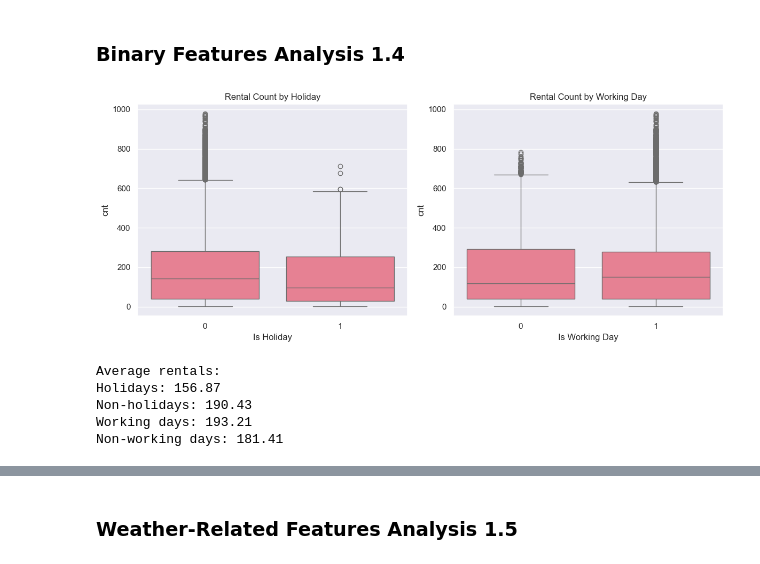
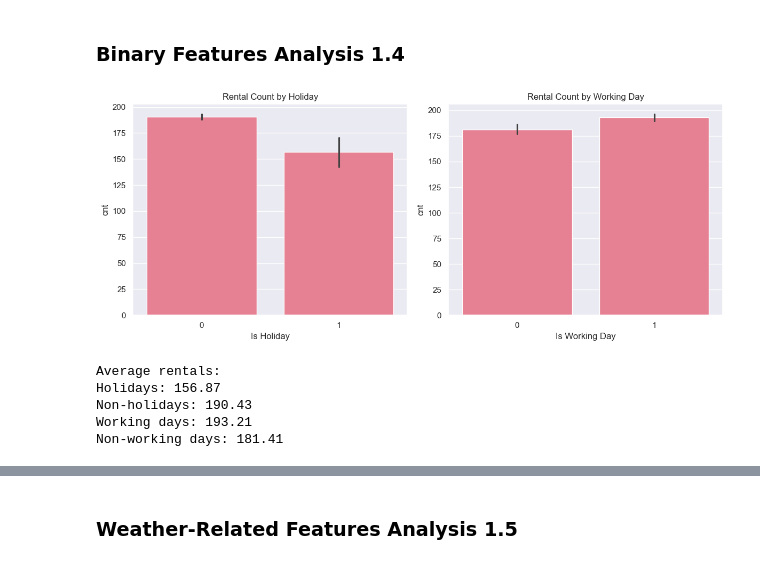
Before and after one commit to Soimanul/ML-fundamentals-2025, a Jupyter notebook: assignment_2_Vlad_Soimu[Soimu].ipynb, the cells around one changed output, grey strips where cells are left out. Cells and saved outputs as stored; diff of their text form; code cells hidden in the pictures.

```diff
--- a/assignment_2_Vlad_Soimu[Soimu].ipynb
+++ b/assignment_2_Vlad_Soimu[Soimu].ipynb
@@ -107,27 +150,27 @@ plt.show()
 # %%
 fig, (ax1, ax2) = plt.subplots(1, 2, figsize=(12, 5))
 
 # Holiday analysis
-sns.boxplot(data=df, x='holiday', y='cnt', ax=ax1)
+sns.barplot(data=df, x='holiday', y='cnt', ax=ax1)
 ax1.set_title('Rental Count by Holiday')
 ax1.set_xlabel('Is Holiday')
 
 # Working day analysis
-sns.boxplot(data=df, x='workingday', y='cnt', ax=ax2)
+sns.barplot(data=df, x='workingday', y='cnt', ax=ax2)
 ax2.set_title('Rental Count by Working Day')
 ax2.set_xlabel('Is Working Day')
 
 plt.tight_layout()
 plt.show()
 
 # Print average rentals for each category
 print("Average rentals:")
 print(f"Holidays: {df[df['holiday']==1]['cnt'].mean():.2f}")
 print(f"Non-holidays: {df[df['holiday']==0]['cnt'].mean():.2f}")
 print(f"Working days: {df[df['workingday']==1]['cnt'].mean():.2f}")
 print(f"Non-working days: {df[df['workingday']==0]['cnt'].mean():.2f}")
 # %% [output]
-[figure, old version]
+[figure, new version]
 Average rentals:
 Holidays: 156.87
 Non-holidays: 190.43
```
Also changed, not shown: parts of 50 cells of this notebook.
